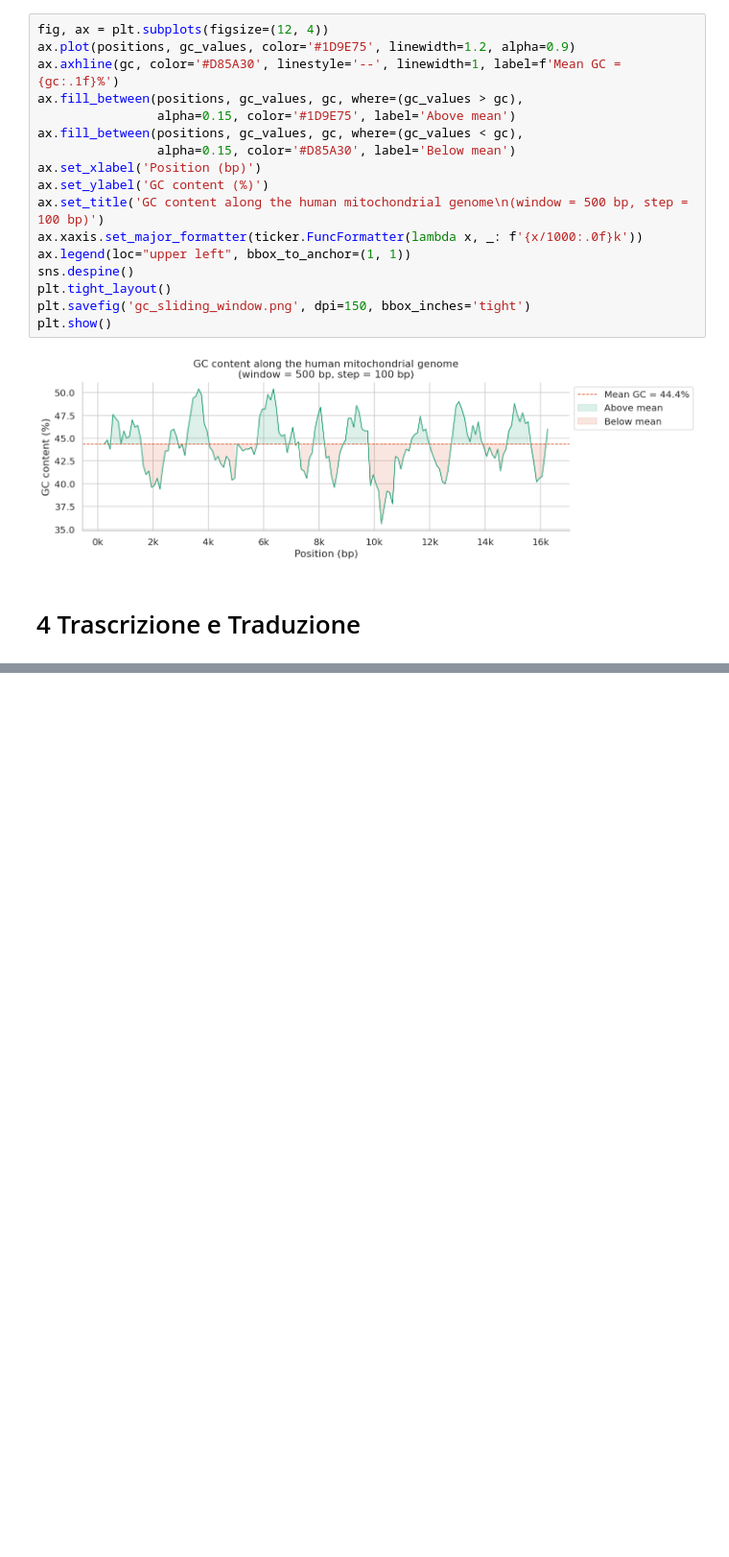
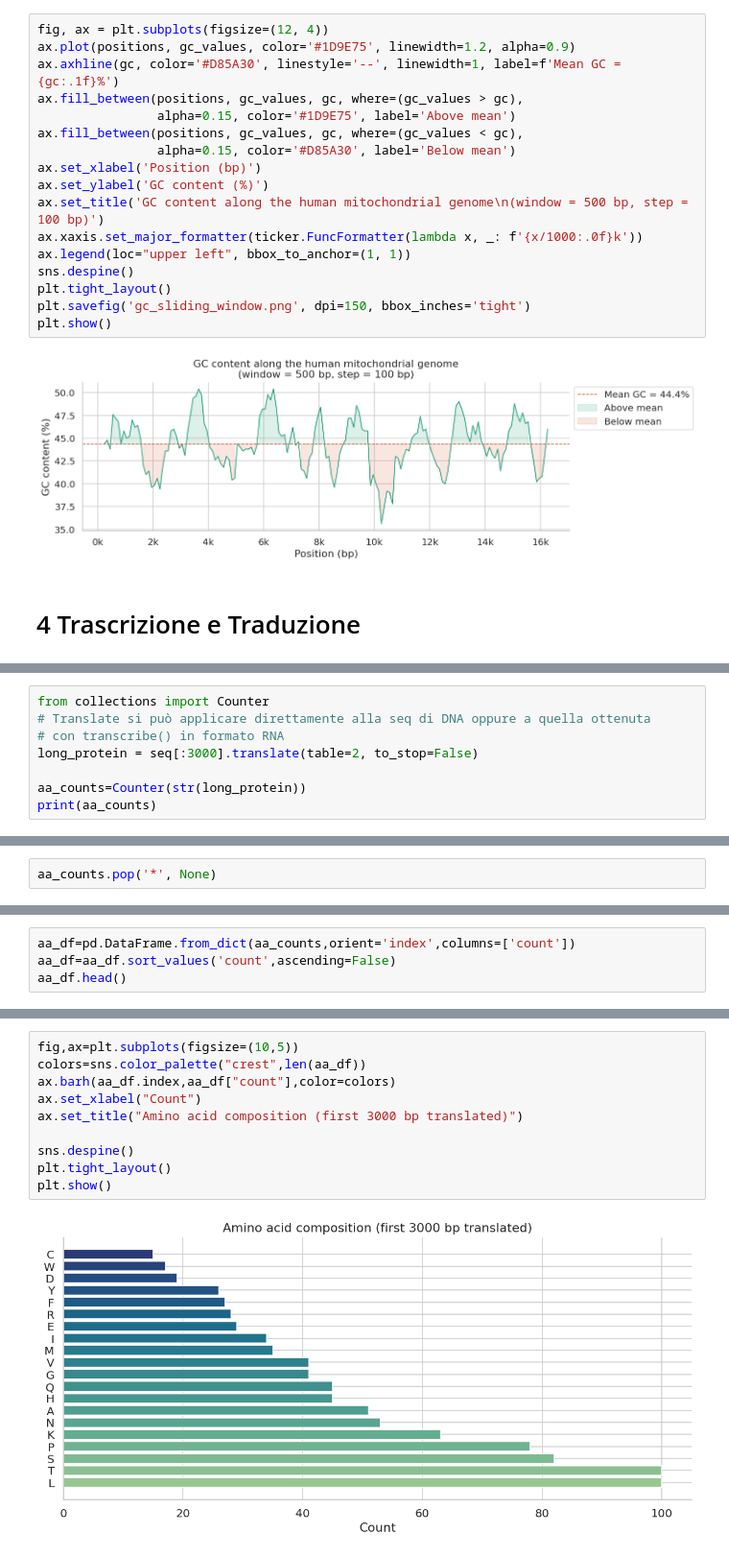
Before and after one commit to LorenzoBioinfo/import-biology, a Jupyter notebook: notebooks/SequenceAnalysis_Biopython.ipynb, the cells around one changed output, grey strips where cells are left out. Shown at 96% size. Cells and saved outputs as stored; diff of their text form; blank space fills up the shorter version.

```diff
--- a/notebooks/SequenceAnalysis_Biopython.ipynb
+++ b/notebooks/SequenceAnalysis_Biopython.ipynb
@@ -311,0 +343,8 @@ plt.show()
+# %%
+from collections import Counter
+# Translate si può applicare direttamente alla seq di DNA oppure a quella ottenuta
+# con transcribe() in formato RNA
+long_protein = seq[:3000].translate(table=2, to_stop=False)
+
+aa_counts=Counter(str(long_protein))
+print(aa_counts)
@@ -311,0 +355,2 @@ plt.show()
+# %%
+aa_counts.pop('*', None)
@@ -311,0 +427,4 @@ plt.show()
+# %%
+aa_df=pd.DataFrame.from_dict(aa_counts,orient='index',columns=['count'])
+aa_df=aa_df.sort_values('count',ascending=False)
+aa_df.head()
@@ -311,0 +438,12 @@ plt.show()
+# %%
+fig,ax=plt.subplots(figsize=(10,5))
+colors=sns.color_palette("crest",len(aa_df))
+ax.barh(aa_df.index,aa_df["count"],color=colors)
+ax.set_xlabel("Count")
+ax.set_title("Amino acid composition (first 3000 bp translated)")
+
+sns.despine()
+plt.tight_layout()
+plt.show()
+# %% [output]
+[figure, added]
```
Also changed, not shown: parts of 34 cells of this notebook.
